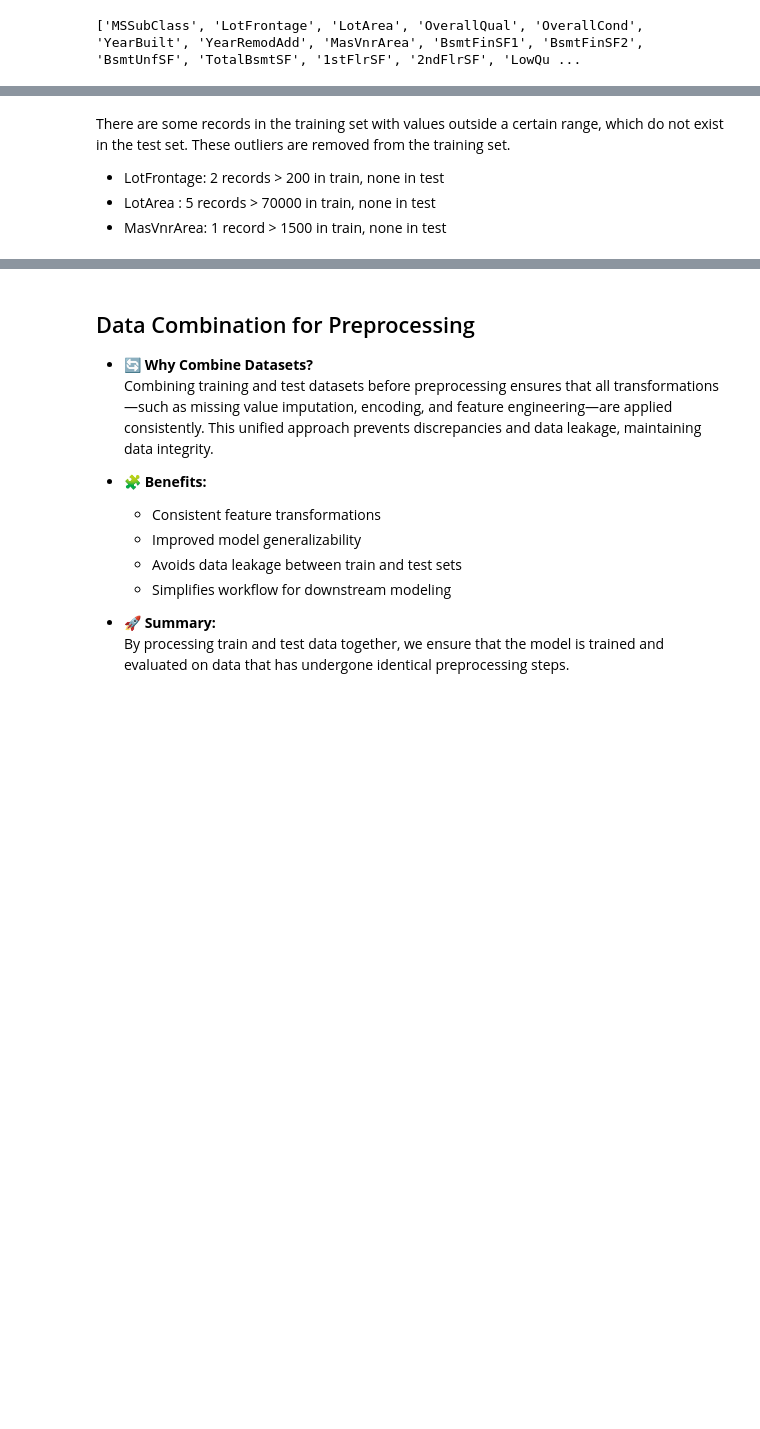
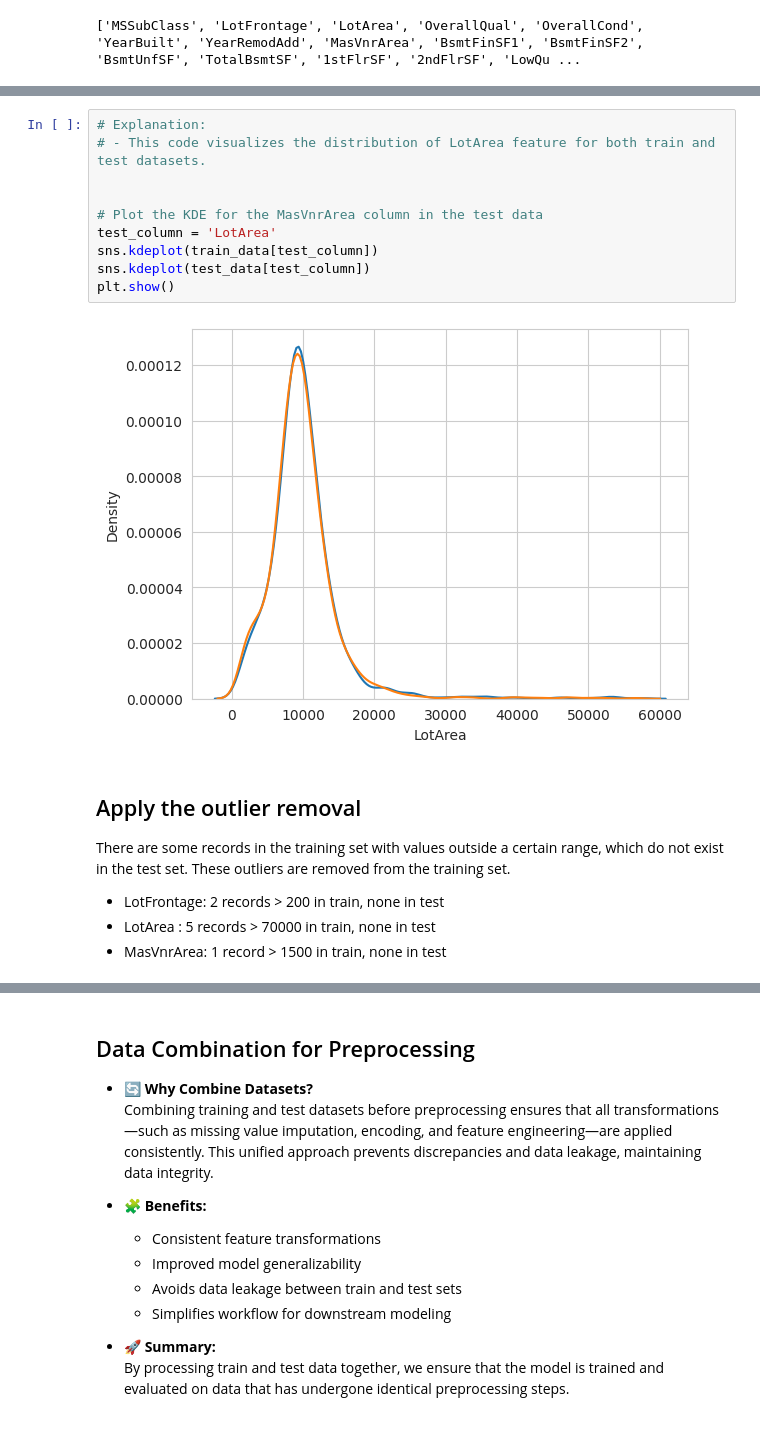
Before and after one commit to compu-flair/Kaggle_Advanced_House_Prices, a Jupyter notebook: Party_Time.ipynb, the cells around one changed output, grey strips where cells are left out. Saved outputs shown, nothing was run; the diff lists cells and outputs as text; blank space fills up the shorter version.

```diff
--- a/Party_Time.ipynb
+++ b/Party_Time.ipynb
@@ -206,5 +213,17 @@ test: (0,)
+# %%
+# Explanation:
+# - This code visualizes the distribution of LotArea feature for both train and test datasets.
+
+
+# Plot the KDE for the MasVnrArea column in the test data
+test_column = 'LotArea'
+sns.kdeplot(train_data[test_column])
+sns.kdeplot(test_data[test_column])
+plt.show()
+# %% [output]
+[figure, added]
 # %% [markdown]
-
+## Apply the outlier removal
 There are some records in the training set with values outside a certain range, which do not exist in the test set. These outliers are removed from the training set.
 
 - LotFrontage: 2 records > 200 in train, none in test
```
Also changed, not shown: parts of 11 cells of this notebook.
